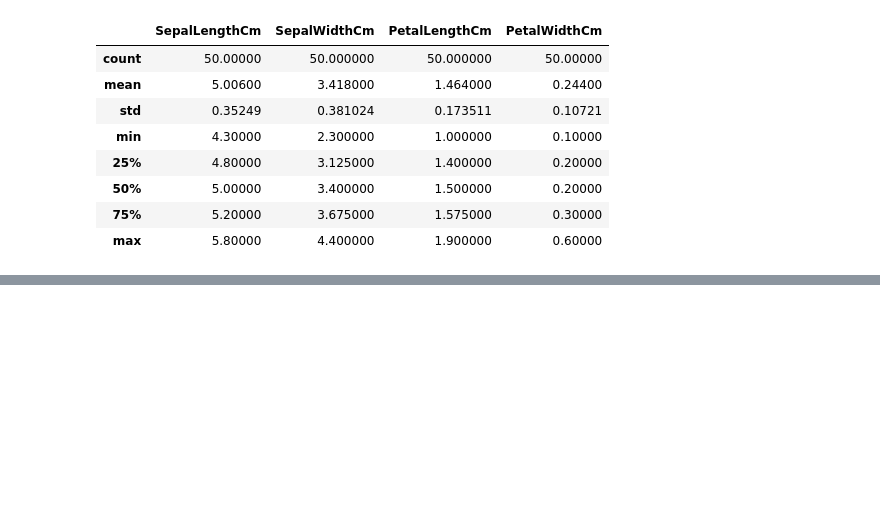
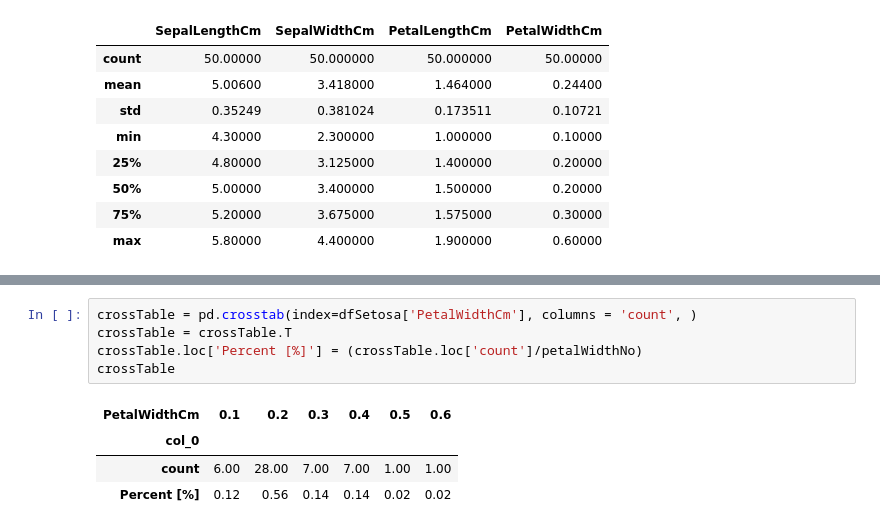
Before and after one commit to Slawak1/pands-project, a Jupyter notebook: IrisProject2019.ipynb, the cells around one changed output, grey strips where cells are left out. Drawn from its saved outputs; the diff is of its cells as text; blank space fills up the shorter version.

```diff
--- a/IrisProject2019.ipynb
+++ b/IrisProject2019.ipynb
@@ -258,0 +265,10 @@ Cross Table shows that `32%` of Iris Setosa Sepal Lengths is `5.1` and `5.2` len
+# %%
+crossTable = pd.crosstab(index=dfSetosa['PetalWidthCm'], columns = 'count', )
+crossTable = crossTable.T
+crossTable.loc['Percent [%]'] = (crossTable.loc['count']/petalWidthNo)
+crossTable
+# %% [output]
+| PetalWidthCm | 0.1 | 0.2 | 0.3 | 0.4 | 0.5 | 0.6 |
+| col_0 |  |  |  |  |  |  |
+| count | 6.00 | 28.00 | 7.00 | 7.00 | 1.00 | 1.00 |
+| Percent [%] | 0.12 | 0.56 | 0.14 | 0.14 | 0.02 | 0.02 |
```
Also changed, not shown: parts of 15 cells of this notebook.
